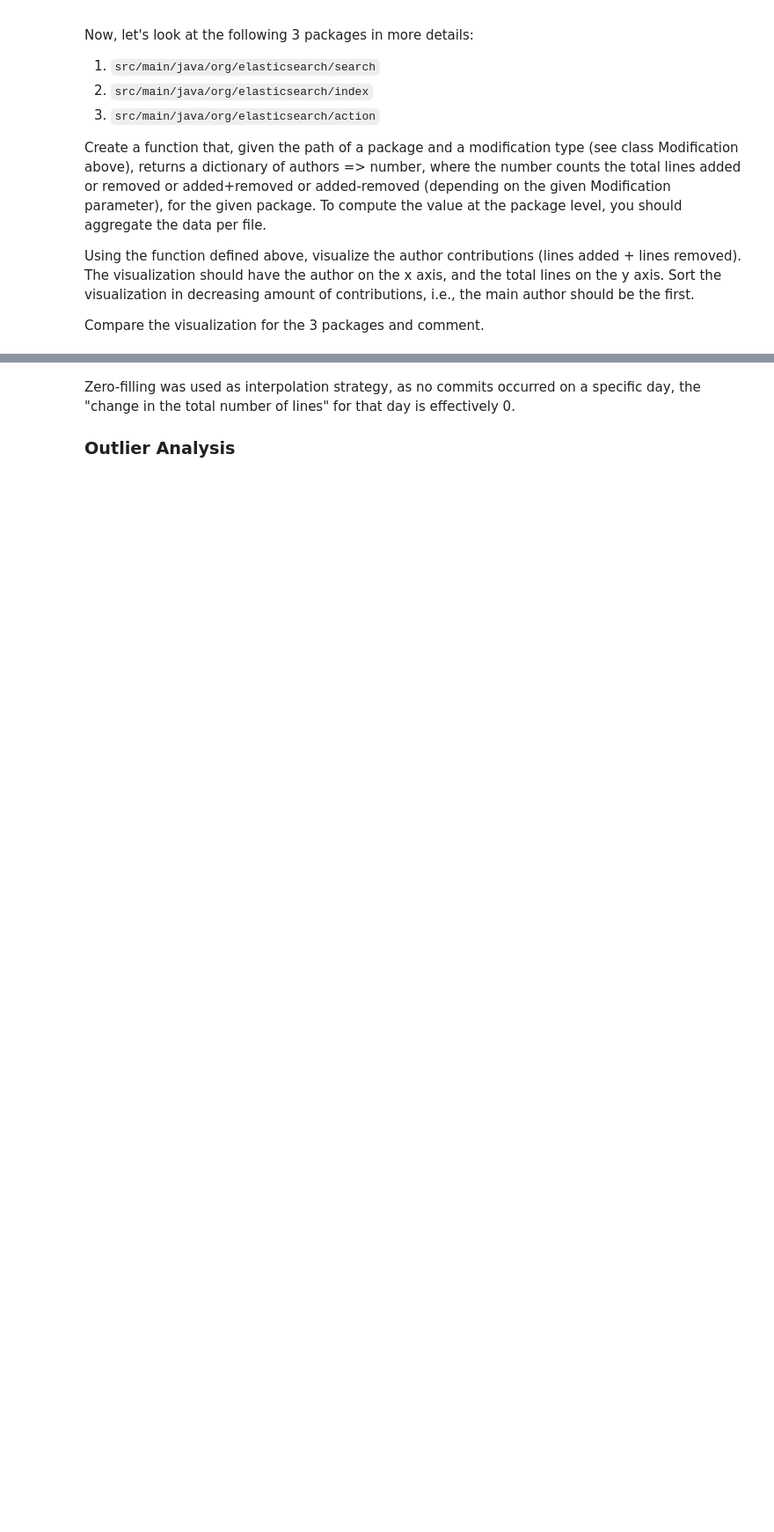
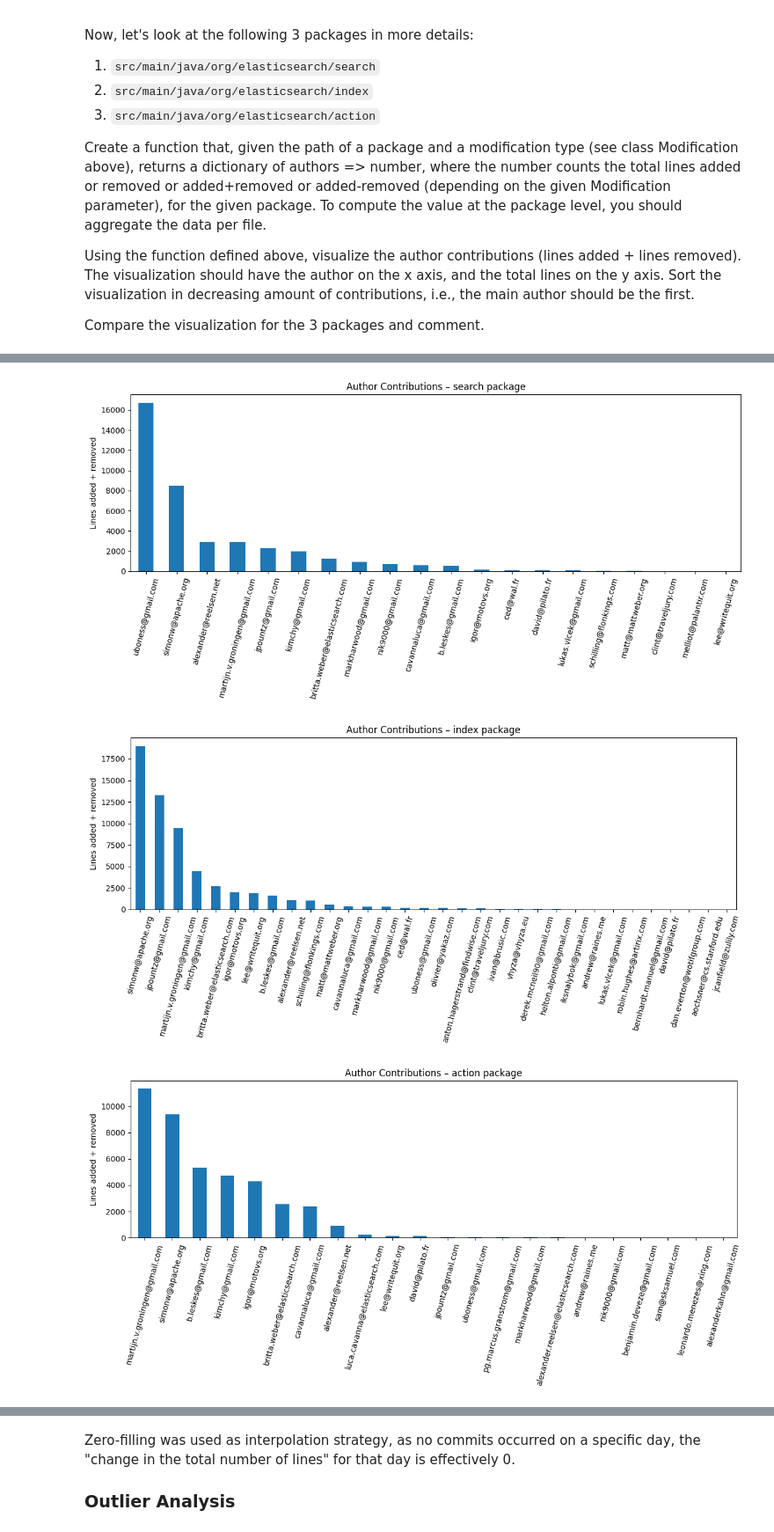
Before and after one commit to Patertuck/elastic-search-analysis, a Jupyter notebook: FSS-SEII-Assignment-2025.ipynb, the cells around one changed output, grey strips where cells are left out. Shown at 88% size. Drawn from its saved outputs; the diff is of its cells as text; code cells hidden in the pictures; blank space fills up the shorter version.

```diff
--- a/FSS-SEII-Assignment-2025.ipynb
+++ b/FSS-SEII-Assignment-2025.ipynb
@@ -69,0 +102,55 @@ For the package you identify as the worst in terms of knowledge loss, investigat
+# %%
+def author_contributions_by_package(package_path, modification_type: Modification):
+    contributions = defaultdict(int)
+
+    for commit in repo.traverse_commits():
+        author = commit.author.email
+        for m in commit.modified_files:
+            if not m.filename.endswith(".java"):
+                continue
+            filepath = m.new_path or m.old_path
+            if filepath is None or package_path not in filepath:
+                continue
+            added = m.added_lines
+            removed = m.deleted_lines
+            if modification_type == Modification.ADDED:
+                contributions[author] += added
+            elif modification_type == Modification.REMOVED:
+                contributions[author] += removed
+            elif modification_type == Modification.TOTAL:
+                contributions[author] += added + removed
+            elif modification_type == Modification.DIFF:
+                contributions[author] += added - removed
+
+    return dict(contributions)
+
+packages = {
+    "search": "src/main/java/org/elasticsearch/search",
+    "index": "src/main/java/org/elasticsearch/index",
+    "action": "src/main/java/org/elasticsearch/action"
+}
+
+results = {
+    name: author_contributions_by_package(path, Modification.TOTAL)
+    for name, path in packages.items()
+}
+
+def plot_contributions(contrib_dict, title):
+    df = pandas.DataFrame.from_dict(contrib_dict, orient="index", columns=["lines"])
+    df = df.sort_values("lines", ascending=False)
+
+    matplotlib.pyplot.figure(figsize=(12, 6))
+    df["lines"].plot(kind="bar")
+    matplotlib.pyplot.ylabel("Lines added + removed")
+    matplotlib.pyplot.title(title)
+    matplotlib.pyplot.xticks(rotation=75)
+    matplotlib.pyplot.tight_layout()
+    matplotlib.pyplot.show()
+
+plot_contributions(results["search"], "Author Contributions – search package")
+plot_contributions(results["index"], "Author Contributions – index package")
+plot_contributions(results["action"], "Author Contributions – action package")
+# %% [output]
+[figure, added]
+[figure, added]
+[figure, added]
```
Also changed, not shown: parts of 6 cells of this notebook.
